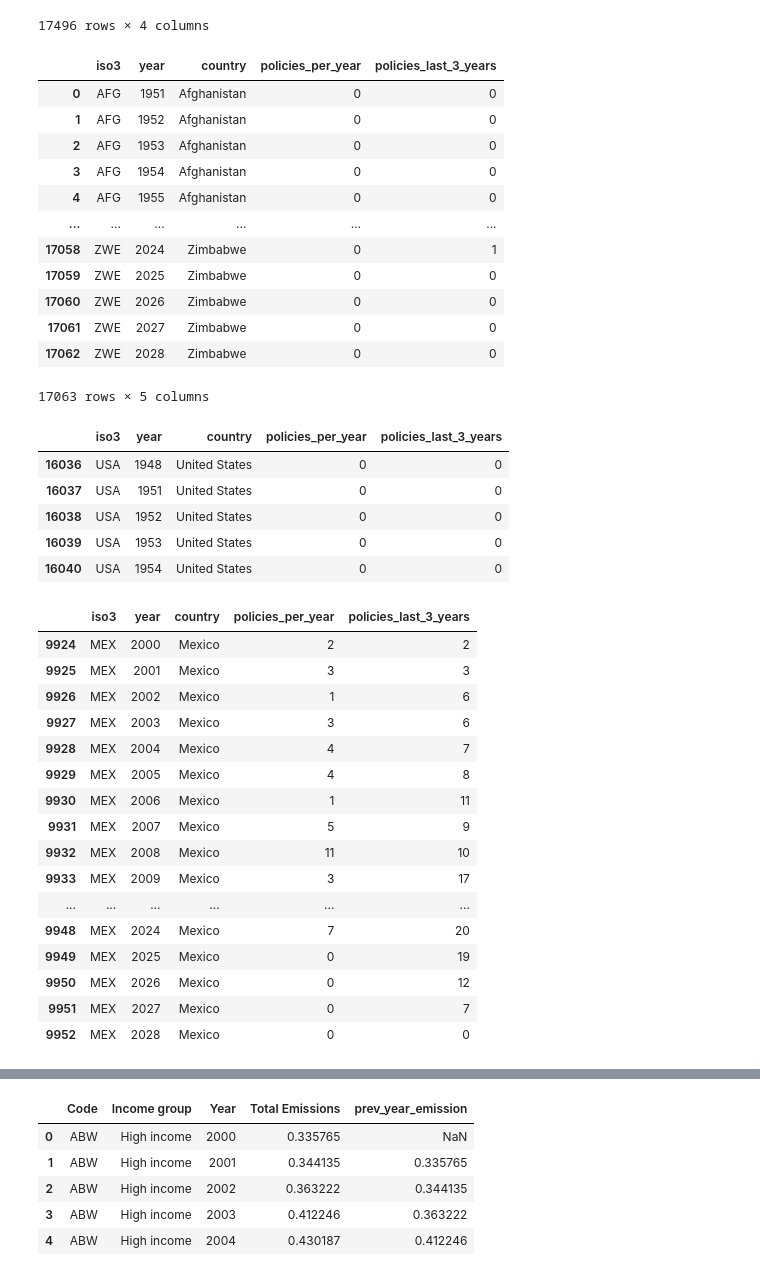
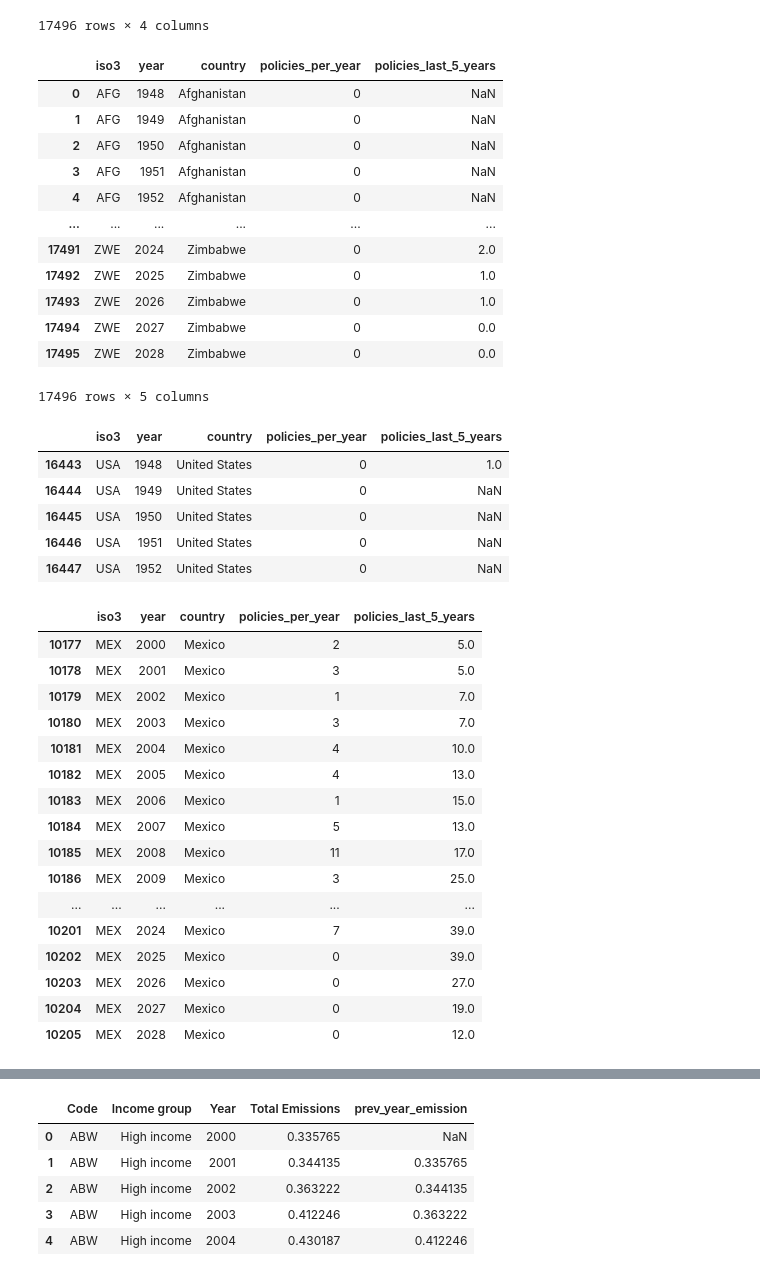
Before and after one commit to jroblar/ndc_evaluation, a Jupyter notebook: data_processing_scripts/policy_feature_engineering.ipynb, the cells around one changed output, grey strips where cells are left out. Cells and saved outputs as stored; diff of their text form; code cells hidden in the pictures.

```diff
--- a/data_processing_scripts/policy_feature_engineering.ipynb
+++ b/data_processing_scripts/policy_feature_engineering.ipynb
@@ -115,11 +115,11 @@ def get_number_of_policies_in_the_last_years(df, n):
     )
 
 
-    # Drop NaNs
-    df_sorted = df_sorted.dropna(subset=[new_col_name])
+    # # Drop NaNs
+    # df_sorted = df_sorted.dropna(subset=[new_col_name])
 
-    # Make sure the new col is int
-    df_sorted[new_col_name] = df_sorted[new_col_name].astype(int)
+    # # Make sure the new col is int
+    # df_sorted[new_col_name] = df_sorted[new_col_name].astype(int)
 
     # Reset index
     df_sorted = df_sorted.reset_index(drop=True)
@@ -336,60 +336,60 @@ df_template
 | 17495 | ZWE | 2028 | Zimbabwe | 0 |
 17496 rows × 4 columns
 # %%
-policies_in_the_last_years = get_number_of_policies_in_the_last_years(df_template, 3)
+policies_in_the_last_years = get_number_of_policies_in_the_last_years(df_template, 5)
 # policies_in_the_last_years = get_number_of_policies_in_the_last_years(policies_in_the_last_years, 5)
 
 # policies_in_the_last_years = get_policy_lag(policies_in_the_last_years, 1)
 # policies_in_the_last_years = get_policy_lag(policies_in_the_last_years, 2)
 # policies_in_the_last_years = get_policy_lag(policies_in_the_last_years, 3)
 # policies_in_the_last_years = get_policy_lag(policies_in_the_last_years, 4)
 # policies_in_the_last_years = get_policy_lag(policies_in_the_last_years, 5)
 # policies_in_the_last_years = get_policy_lag(policies_in_the_last_years, 6)
 # policies_in_the_last_years = get_policy_lag(policies_in_the_last_years, 7)
 # policies_in_the_last_years = get_policy_lag(policies_in_the_last_years, 8)
 # policies_in_the_last_years = get_policy_lag(policies_in_the_last_years, 9)
 
 policies_in_the_last_years
 # %% [output]
-|  | iso3 | year | country | policies_per_year | policies_last_3_years |
-| 0 | AFG | 1951 | Afghanistan | 0 | 0 |
-| 1 | AFG | 1952 | Afghanistan | 0 | 0 |
-| 2 | AFG | 1953 | Afghanistan | 0 | 0 |
-| 3 | AFG | 1954 | Afghanistan | 0 | 0 |
-| 4 | AFG | 1955 | Afghanistan | 0 | 0 |
+|  | iso3 | year | country | policies_per_year | policies_last_5_years |
+| 0 | AFG | 1948 | Afghanistan | 0 | NaN |
+| 1 | AFG | 1949 | Afghanistan | 0 | NaN |
+| 2 | AFG | 1950 | Afghanistan | 0 | NaN |
+| 3 | AFG | 1951 | Afghanistan | 0 | NaN |
+| 4 | AFG | 1952 | Afghanistan | 0 | NaN |
 | ... | ... | ... | ... | ... | ... |
-| 17058 | ZWE | 2024 | Zimbabwe | 0 | 1 |
-| 17059 | ZWE | 2025 | Zimbabwe | 0 | 0 |
-| 17060 | ZWE | 2026 | Zimbabwe | 0 | 0 |
-| 17061 | ZWE | 2027 | Zimbabwe | 0 | 0 |
-| 17062 | ZWE | 2028 | Zimbabwe | 0 | 0 |
+| 17491 | ZWE | 2024 | Zimbabwe | 0 | 2.0 |
+| 17492 | ZWE | 2025 | Zimbabwe | 0 | 1.0 |
+| 17493 | ZWE | 2026 | Zimbabwe | 0 | 1.0 |
+| 17494 | ZWE | 2027 | Zimbabwe | 0 | 0.0 |
+| 17495 | ZWE | 2028 | Zimbabwe | 0 | 0.0 |
-17063 rows × 5 columns
+17496 rows × 5 columns
 # %%
 policies_in_the_last_years[policies_in_the_last_years['iso3'] == 'USA'].head()
 # %% [output]
-|  | iso3 | year | country | policies_per_year | policies_last_3_years |
-| 16036 | USA | 1948 | United States | 0 | 0 |
-| 16037 | USA | 1951 | United States | 0 | 0 |
-| 16038 | USA | 1952 | United States | 0 | 0 |
-| 16039 | USA | 1953 | United States | 0 | 0 |
-| 16040 | USA | 1954 | United States | 0 | 0 |
+|  | iso3 | year | country | policies_per_year | policies_last_5_years |
+| 16443 | USA | 1948 | United States | 0 | 1.0 |
+| 16444 | USA | 1949 | United States | 0 | NaN |
+| 16445 | USA | 1950 | United States | 0 | NaN |
+| 16446 | USA | 1951 | United States | 0 | NaN |
+| 16447 | USA | 1952 | United States | 0 | NaN |
 # %%
 policies_in_the_last_years[(policies_in_the_last_years['iso3'] == 'MEX') & (policies_in_the_last_years['year'] > 1999)]
 # %% [output]
-|  | iso3 | year | country | policies_per_year | policies_last_3_years |
-| 9924 | MEX | 2000 | Mexico | 2 | 2 |
-| 9925 | MEX | 2001 | Mexico | 3 | 3 |
-| 9926 | MEX | 2002 | Mexico | 1 | 6 |
-| 9927 | MEX | 2003 | Mexico | 3 | 6 |
-| 9928 | MEX | 2004 | Mexico | 4 | 7 |
-| 9929 | MEX | 2005 | Mexico | 4 | 8 |
-| 9930 | MEX | 2006 | Mexico | 1 | 11 |
-| 9931 | MEX | 2007 | Mexico | 5 | 9 |
-| 9932 | MEX | 2008 | Mexico | 11 | 10 |
-| 9933 | MEX | 2009 | Mexico | 3 | 17 |
+|  | iso3 | year | country | policies_per_year | policies_last_5_years |
+| 10177 | MEX | 2000 | Mexico | 2 | 5.0 |
+| 10178 | MEX | 2001 | Mexico | 3 | 5.0 |
+| 10179 | MEX | 2002 | Mexico | 1 | 7.0 |
+| 10180 | MEX | 2003 | Mexico | 3 | 7.0 |
+| 10181 | MEX | 2004 | Mexico | 4 | 10.0 |
+| 10182 | MEX | 2005 | Mexico | 4 | 13.0 |
+| 10183 | MEX | 2006 | Mexico | 1 | 15.0 |
+| 10184 | MEX | 2007 | Mexico | 5 | 13.0 |
+| 10185 | MEX | 2008 | Mexico | 11 | 17.0 |
+| 10186 | MEX | 2009 | Mexico | 3 | 25.0 |
 | ... | ... | ... | ... | ... | ... |
-| 9948 | MEX | 2024 | Mexico | 7 | 20 |
-| 9949 | MEX | 2025 | Mexico | 0 | 19 |
-| 9950 | MEX | 2026 | Mexico | 0 | 12 |
-| 9951 | MEX | 2027 | Mexico | 0 | 7 |
-| 9952 | MEX | 2028 | Mexico | 0 | 0 |
+| 10201 | MEX | 2024 | Mexico | 7 | 39.0 |
+| 10202 | MEX | 2025 | Mexico | 0 | 39.0 |
+| 10203 | MEX | 2026 | Mexico | 0 | 27.0 |
+| 10204 | MEX | 2027 | Mexico | 0 | 19.0 |
+| 10205 | MEX | 2028 | Mexico | 0 | 12.0 |
```
Also changed, not shown: parts of 9 cells of this notebook, 3 other files.
